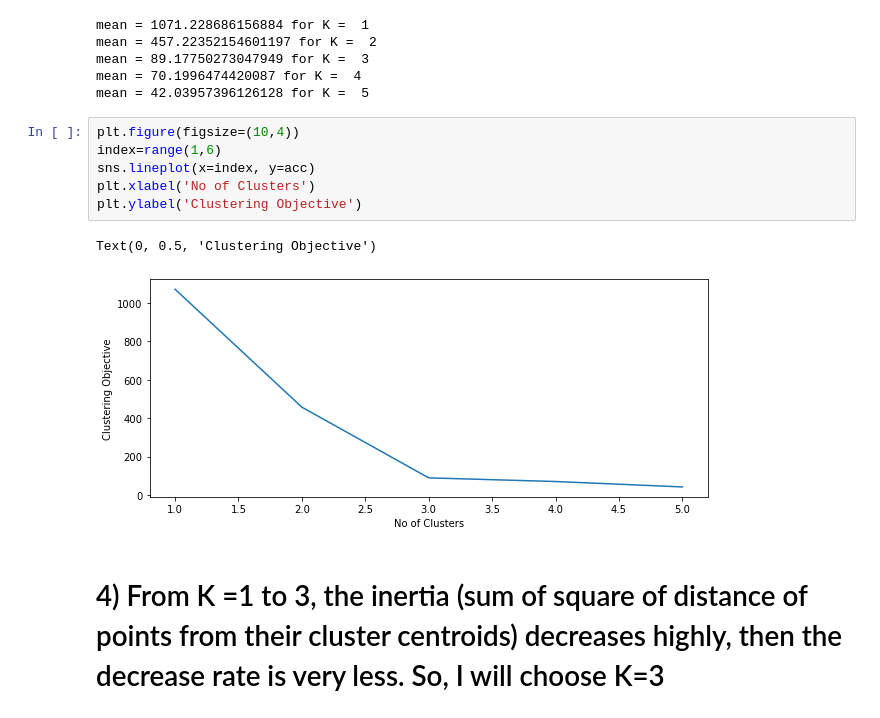
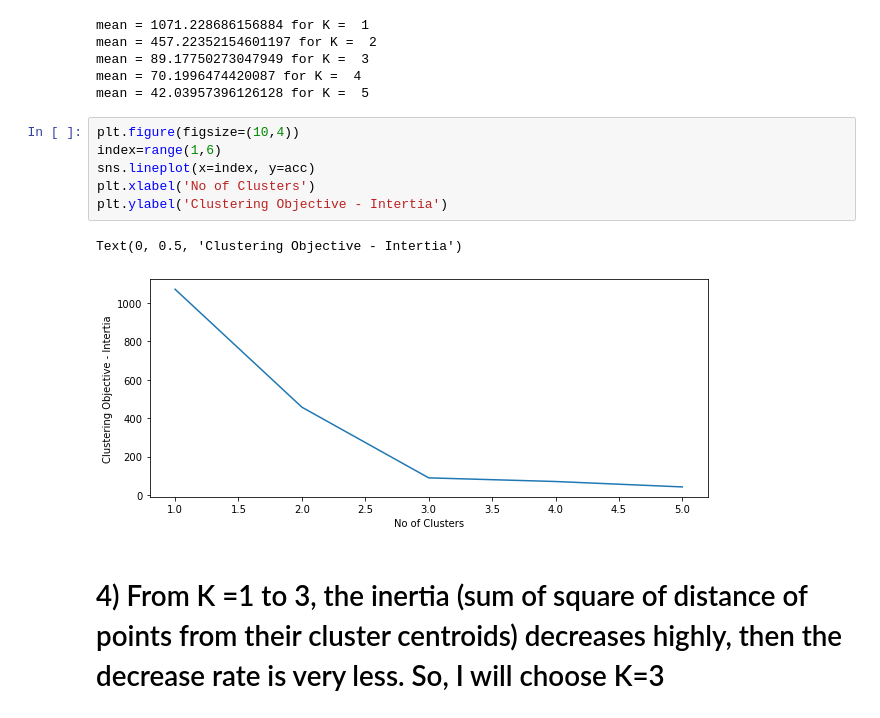
Before and after one commit to chandms/Security_Analytics, a Jupyter notebook: Assignment2/Problem4.ipynb, the cells around one changed output. Drawn from its saved outputs; the diff is of its cells as text.

```diff
--- a/Assignment2/Problem4.ipynb
+++ b/Assignment2/Problem4.ipynb
@@ -262,12 +262,12 @@ mean = 42.03957396126128 for K =  5
 # %%
 plt.figure(figsize=(10,4))
 index=range(1,6)
 sns.lineplot(x=index, y=acc)
 plt.xlabel('No of Clusters')
-plt.ylabel('Clustering Objective')
+plt.ylabel('Clustering Objective - Intertia')
 # %% [output]
-Text(0, 0.5, 'Clustering Objective')
+Text(0, 0.5, 'Clustering Objective - Intertia')
-[figure, old version]
+[figure, new version]
 # %% [markdown]
 # 4) From K =1 to 3, the inertia (sum of square of distance of points from their cluster centroids) decreases highly, then the decrease rate is very less. So, I will choose K=3
 # %%
```
Also changed, not shown: parts of 1 cell of this notebook, 21 other files.
